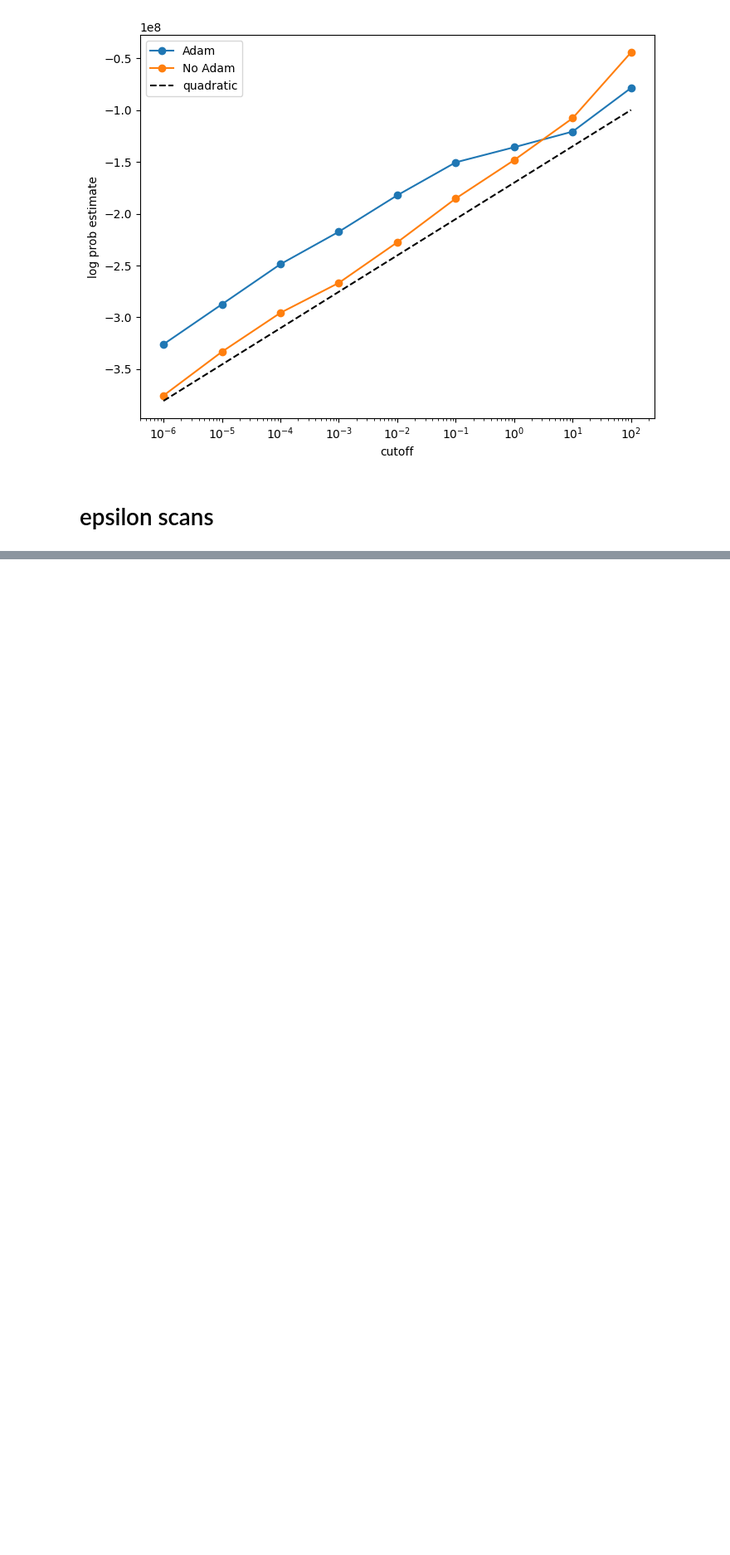
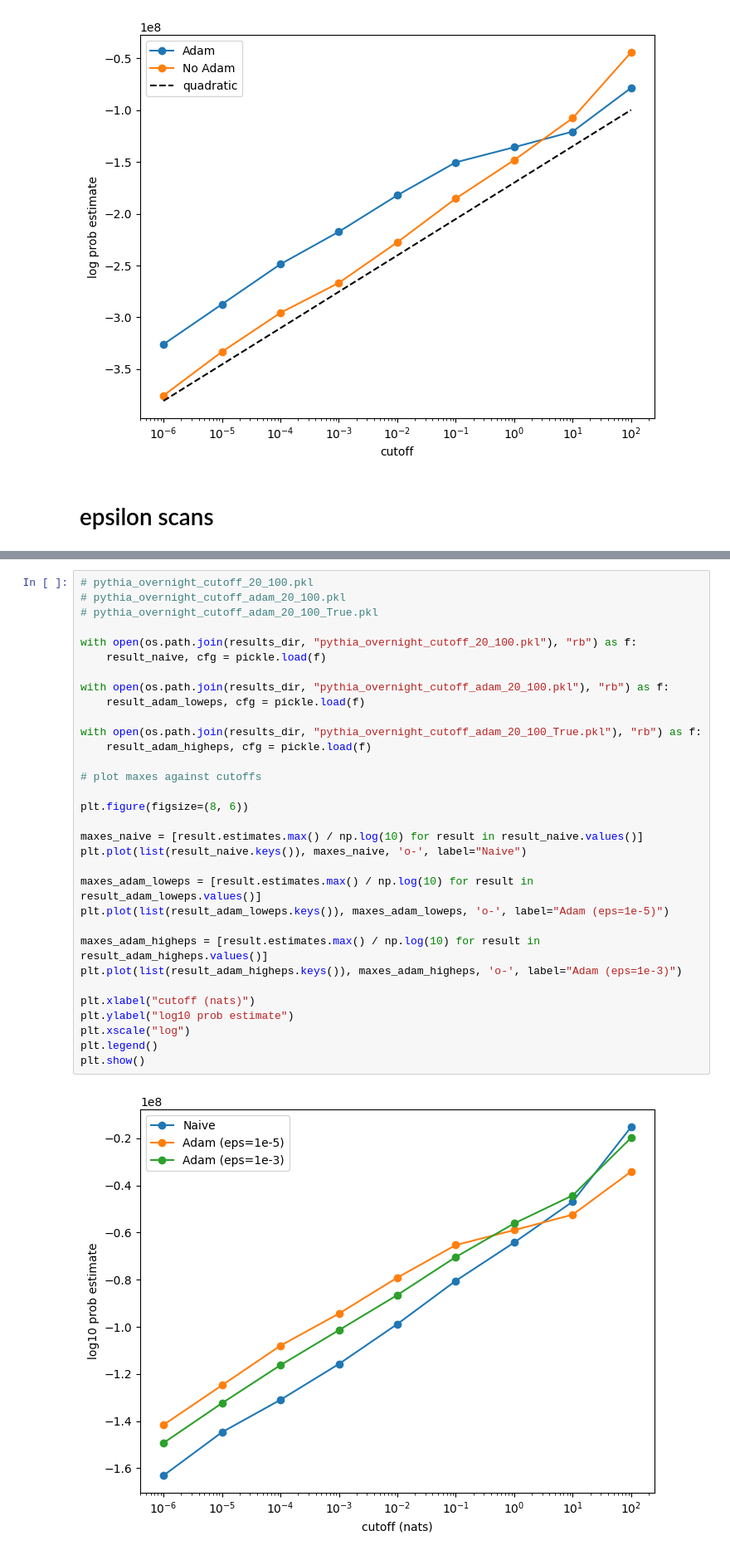
Before and after one commit to EleutherAI/basin-volume, a Jupyter notebook: notebooks/plots.ipynb, the cells around one changed output, grey strips where cells are left out. Shown at 83% size. Cells and saved outputs as stored; diff of their text form; blank space fills up the shorter version.

```diff
--- a/notebooks/plots.ipynb
+++ b/notebooks/plots.ipynb
@@ -84,0 +154,34 @@ plt.show()
+# %%
+# pythia_overnight_cutoff_20_100.pkl
+# pythia_overnight_cutoff_adam_20_100.pkl
+# pythia_overnight_cutoff_adam_20_100_True.pkl
+
+with open(os.path.join(results_dir, "pythia_overnight_cutoff_20_100.pkl"), "rb") as f:
+    result_naive, cfg = pickle.load(f)
+
+with open(os.path.join(results_dir, "pythia_overnight_cutoff_adam_20_100.pkl"), "rb") as f:
+    result_adam_loweps, cfg = pickle.load(f)
+
+with open(os.path.join(results_dir, "pythia_overnight_cutoff_adam_20_100_True.pkl"), "rb") as f:
+    result_adam_higheps, cfg = pickle.load(f)
+
+# plot maxes against cutoffs
+
+plt.figure(figsize=(8, 6))
+
+maxes_naive = [result.estimates.max() / np.log(10) for result in result_naive.values()]
+plt.plot(list(result_naive.keys()), maxes_naive, 'o-', label="Naive")
+
+maxes_adam_loweps = [result.estimates.max() / np.log(10) for result in result_adam_loweps.values()]
+plt.plot(list(result_adam_loweps.keys()), maxes_adam_loweps, 'o-', label="Adam (eps=1e-5)")
+
+maxes_adam_higheps = [result.estimates.max() / np.log(10) for result in result_adam_higheps.values()]
+plt.plot(list(result_adam_higheps.keys()), maxes_adam_higheps, 'o-', label="Adam (eps=1e-3)")
+
+plt.xlabel("cutoff (nats)")
+plt.ylabel("log10 prob estimate")
+plt.xscale("log")
+plt.legend()
+plt.show()
+# %% [output]
+[figure, added]
```
Also changed, not shown: parts of 12 cells of this notebook, 11 other files.
